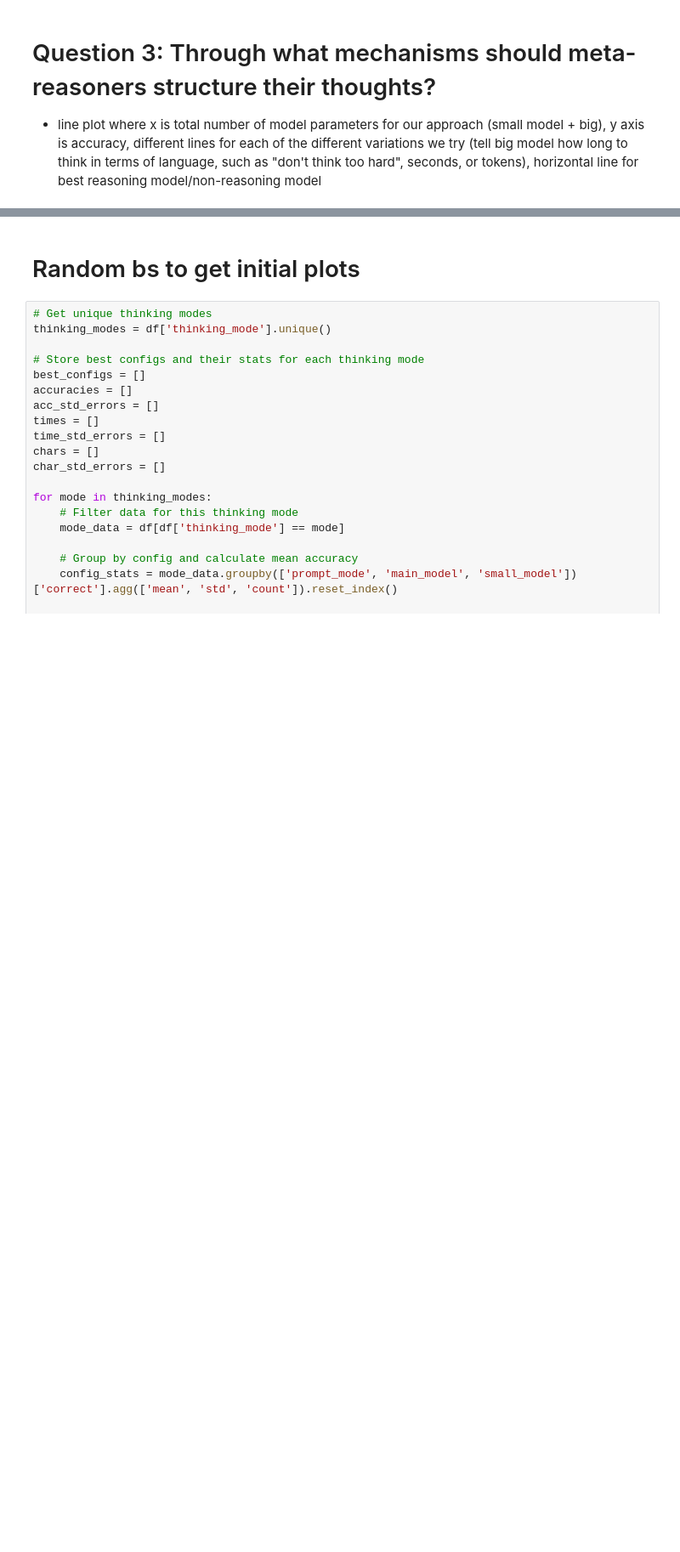
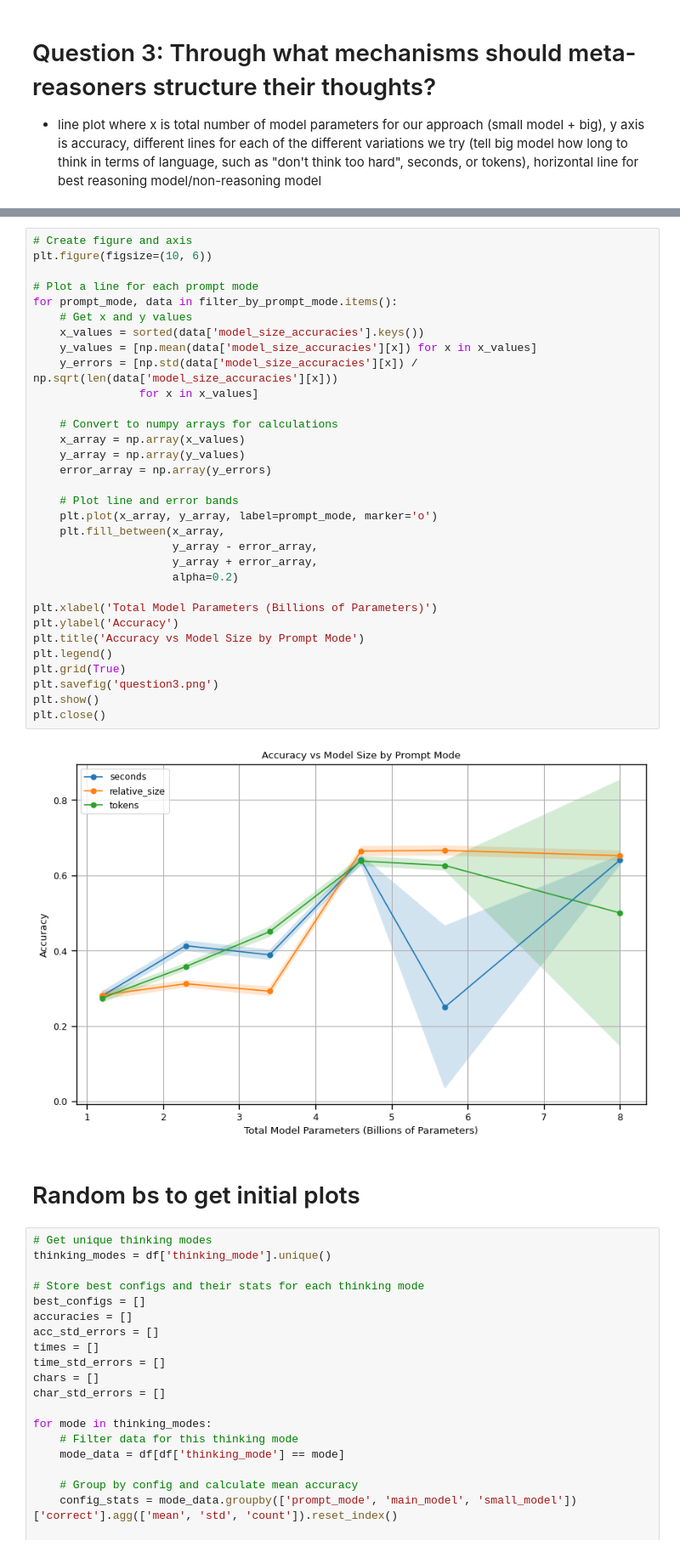
Before and after one commit to KJha02/cse562-final-project, a Jupyter notebook: data_analysis.ipynb, the cells around one changed output, grey strips where cells are left out. Shown: that part at 85% size. Saved outputs shown, nothing was run; the diff lists cells and outputs as text; blank space fills up the shorter version.

```diff
--- a/data_analysis.ipynb
+++ b/data_analysis.ipynb
@@ -140,3 +277,37 @@ dict_keys([1.2, 4.6, 2.3, 5.7, 3.4, 8])
+# %%
+# Create figure and axis
+plt.figure(figsize=(10, 6))
+
+# Plot a line for each prompt mode
+for prompt_mode, data in filter_by_prompt_mode.items():
+    # Get x and y values
+    x_values = sorted(data['model_size_accuracies'].keys())
+    y_values = [np.mean(data['model_size_accuracies'][x]) for x in x_values]
+    y_errors = [np.std(data['model_size_accuracies'][x]) / np.sqrt(len(data['model_size_accuracies'][x]))
+                for x in x_values]
+
+    # Convert to numpy arrays for calculations
+    x_array = np.array(x_values)
+    y_array = np.array(y_values)
+    error_array = np.array(y_errors)
+
+    # Plot line and error bands
+    plt.plot(x_array, y_array, label=prompt_mode, marker='o')
+    plt.fill_between(x_array,
+                     y_array - error_array,
+                     y_array + error_array,
+                     alpha=0.2)
+
+plt.xlabel('Total Model Parameters (Billions of Parameters)')
+plt.ylabel('Accuracy')
+plt.title('Accuracy vs Model Size by Prompt Mode')
+plt.legend()
+plt.grid(True)
+plt.savefig('question3.png')
+plt.show()
+plt.close()
+# %% [output]
+[figure, added]
 # %% [markdown]
 # Random bs to get initial plots
 # %%
```
Also changed, not shown: parts of 6 cells of this notebook, 5 other files.
